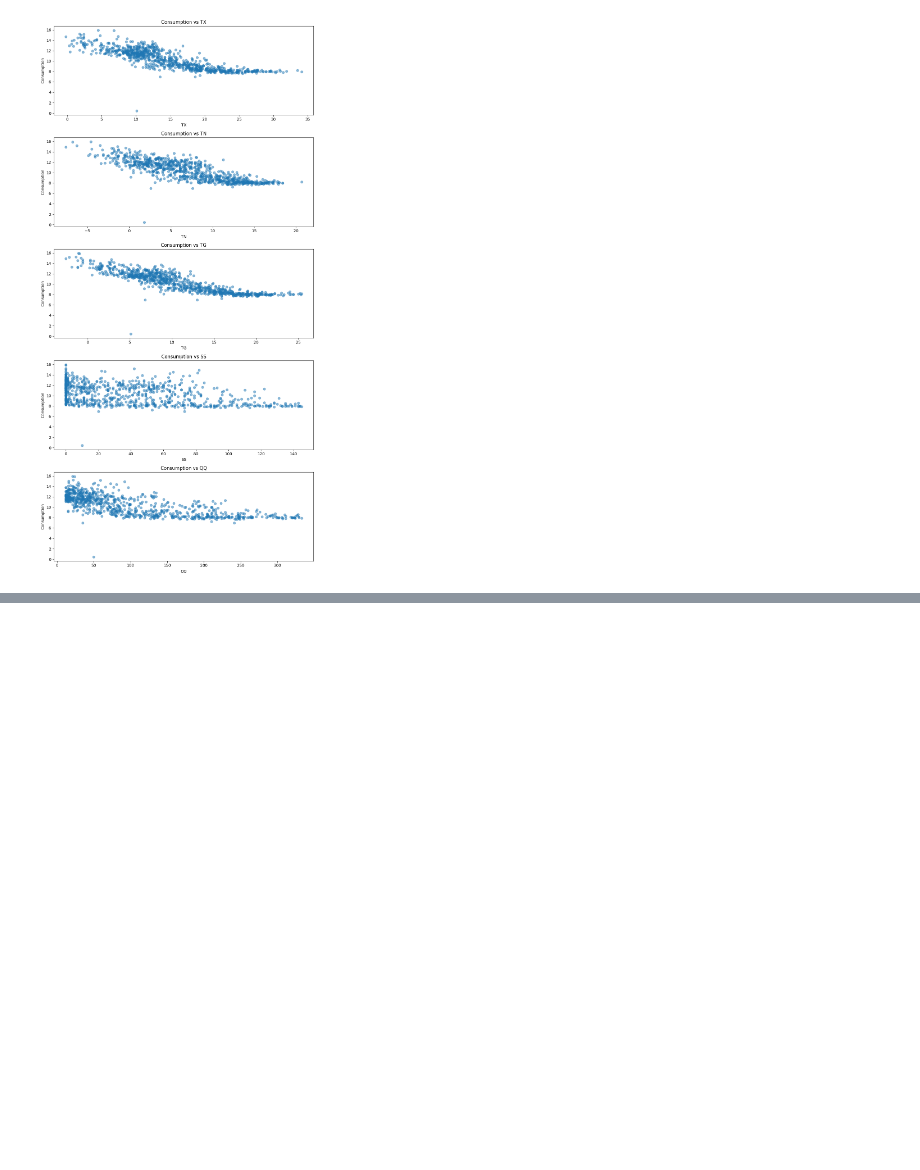
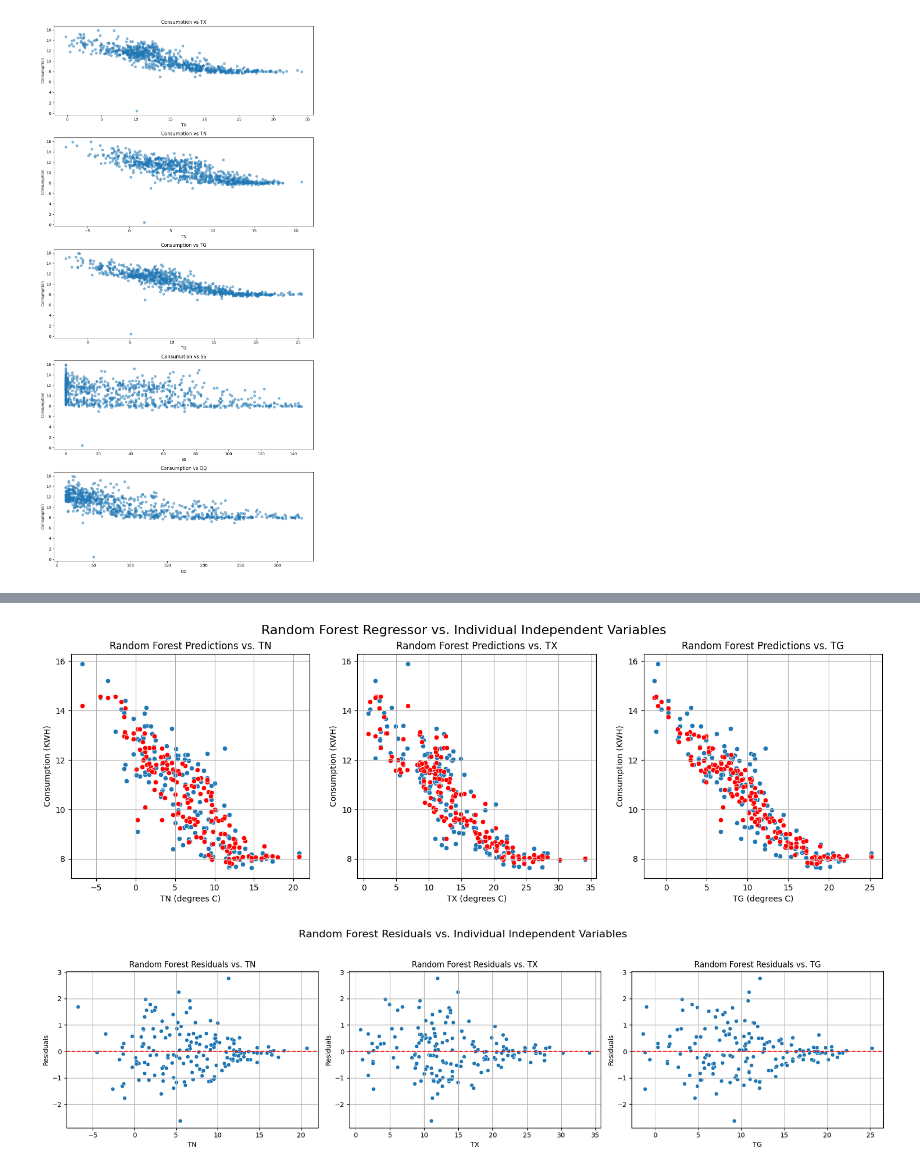
Before and after one commit to TheSunsHoRyzen/Energy-Heatwave-Predictor, a Jupyter notebook: dataset.ipynb, the cells around one changed output, grey strips where cells are left out. Saved outputs shown, nothing was run; the diff lists cells and outputs as text; code cells hidden in the pictures; blank space fills up the shorter version.

```diff
--- a/dataset.ipynb
+++ b/dataset.ipynb
@@ -519,3 +469,72 @@ Median Absolute Error: 0.388705853880543
+# %%
+
+# Random Forest Regressor
+# Create a figure with subplots for each independent variable
+
+fig, axes = plt.subplots(1, 3, figsize=(18, 5))
+fig.suptitle('Random Forest Regressor vs. Individual Independent Variables', fontsize=16)
+
+# Plot for X1
+sns.scatterplot(x=X_test['TN'], y=y_test, ax=axes[0])
+# axes[0].plot(X_test['TN'],y_pred_linear, color='r', linestyle='--')
+sns.scatterplot(x=X_test['TN'],y=y_pred_random_forest, color='r',ax=axes[0])
+axes[0].set_title('Random Forest Predictions vs. TN')
+axes[0].set_xlabel('TN (degrees C)')
+axes[0].set_ylabel('Consumption (KWH)')
+axes[0].grid(True)
+
+# # Plot for X2
+sns.scatterplot(x=X_test['TX'], y=y_test, ax=axes[1])
+# axes[1].plot(X_test['TX'],y_pred_linear, color='r', linestyle='--')
+sns.scatterplot(x=X_test['TX'],y=y_pred_random_forest, color='r',ax=axes[1])
+axes[1].set_title('Random Forest Predictions vs. TX')
+axes[1].set_xlabel('TX (degrees C)')
+axes[1].set_ylabel('Consumption (KWH)')
+axes[1].grid(True)
+
+# # Plot for X3
+sns.scatterplot(x=X_test['TG'], y=y_test, ax=axes[2])
+# axes[2].plot(X_test["TG"],y_pred_linear, color='r', linestyle='--')
+sns.scatterplot(x=X_test['TG'],y=y_pred_random_forest, color='r',ax=axes[2])
+axes[2].set_title('Random Forest Predictions vs. TG')
+axes[2].set_xlabel('TG (degrees C)')
+axes[2].set_ylabel('Consumption (KWH)')
+axes[2].grid(True)
+
+
+fig, axes = plt.subplots(1, 3, figsize=(18, 5))
+fig.suptitle('Random Forest Residuals vs. Individual Independent Variables', fontsize=16)
+
+# Plot for X1
+sns.scatterplot(x=X_test['TN'], y=residuals_random_forest, ax=axes[0])
+axes[0].axhline(y=0, color='r', linestyle='--')
+axes[0].set_title('Random Forest Residuals vs. TN')
+axes[0].set_xlabel('TN')
+axes[0].set_ylabel('Residuals')
+axes[0].grid(True)
+
+# Plot for X2
+sns.scatterplot(x=X_test['TX'], y=residuals_random_forest, ax=axes[1])
+axes[1].axhline(y=0, color='r', linestyle='--')
+axes[1].set_title('Random Forest Residuals vs. TX')
+axes[1].set_xlabel('TX')
+axes[1].set_ylabel('Residuals')
+axes[1].grid(True)
+
+# Plot for X3
+sns.scatterplot(x=X_test['TG'], y=residuals_random_forest, ax=axes[2])
+axes[2].axhline(y=0, color='r', linestyle='--')
+axes[2].set_title('Random Forest Residuals vs. TG')
+axes[2].set_xlabel('TG')
+axes[2].set_ylabel('Residuals')
+axes[2].grid(True)
+
+
+plt.tight_layout(rect=[0, 0.03, 1, 0.95]) # Adjust layout to prevent title overlap
+plt.show()
+# %% [output]
+[figure, added]
+[figure, added]
 # %%
 # 3D Plot
 # fig = plt.figure(figsize=(12, 8))
```
Also changed, not shown: parts of 4 cells of this notebook, 2 other files.
